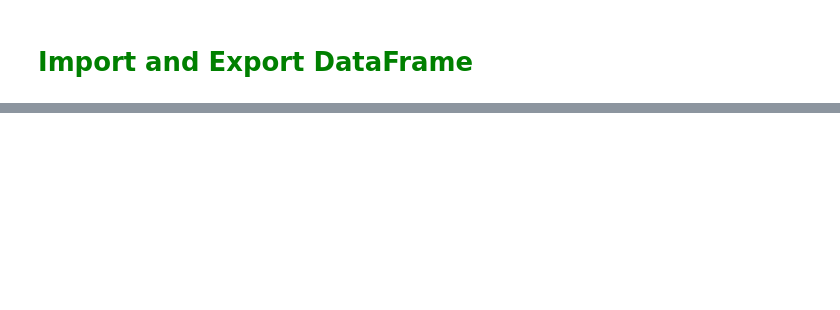
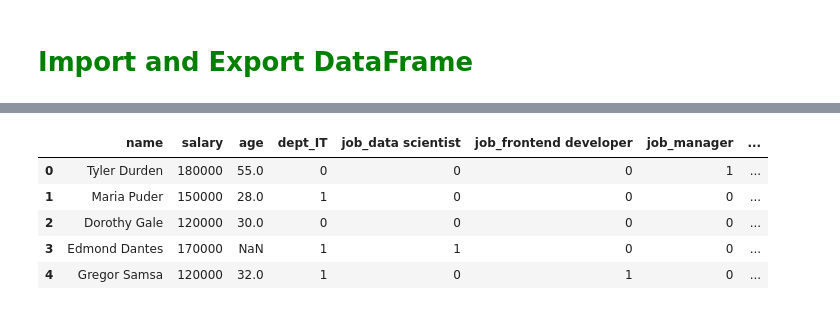
Before and after one commit to fulyacelebii/vscode, a Jupyter notebook: Pandas_PreClass_8 (Combining Data Frames & String Methods & dummy_operations) 26.03.24.ipynb, the cells around one changed output, grey strips where cells are left out. Saved outputs shown, nothing was run; the diff lists cells and outputs as text; code cells hidden in the pictures; blank space fills up the shorter version.

```diff
--- a/Pandas_PreClass_8 (Combining Data Frames & String Methods & dummy_operations) 26.03.24.ipynb
+++ b/Pandas_PreClass_8 (Combining Data Frames & String Methods & dummy_operations) 26.03.24.ipynb
@@ -354,3 +619,12 @@ Genellikle kategorik değişkenleri veya text datalarını, makine öğrenimi al
+# %%
+pd.read_csv("df_final.csv", index_col=0)  #bu şekilde alırsak o sütunu index değerleri olarak alır. direkt bu şekilde çağırabilirsin
+# %% [output]
+|  | name | salary | age | dept_IT | job_data scientist | job_frontend developer | job_manager | ... |
+| 0 | Tyler Durden | 180000 | 55.0 | 0 | 0 | 0 | 1 | ... |
+| 1 | Maria Puder | 150000 | 28.0 | 1 | 0 | 0 | 0 | ... |
+| 2 | Dorothy Gale | 120000 | 30.0 | 0 | 0 | 0 | 0 | ... |
+| 3 | Edmond Dantes | 170000 | NaN | 1 | 1 | 0 | 0 | ... |
+| 4 | Gregor Samsa | 120000 | 32.0 | 1 | 0 | 1 | 0 | ... |
 # %% [markdown]
 # <p style="background-color:green;font-family:newtimeroman;font-size:100%;color:white;text-align:center;border-radius:20px 20px;"><b>Faydalı Olması Temennisiyle Teşekkürler</b></p>
 ![](https://www.techproeducation.com/logo/headerlogo.svg)
```
Also changed, not shown: parts of 36 cells of this notebook, 1 other file.
